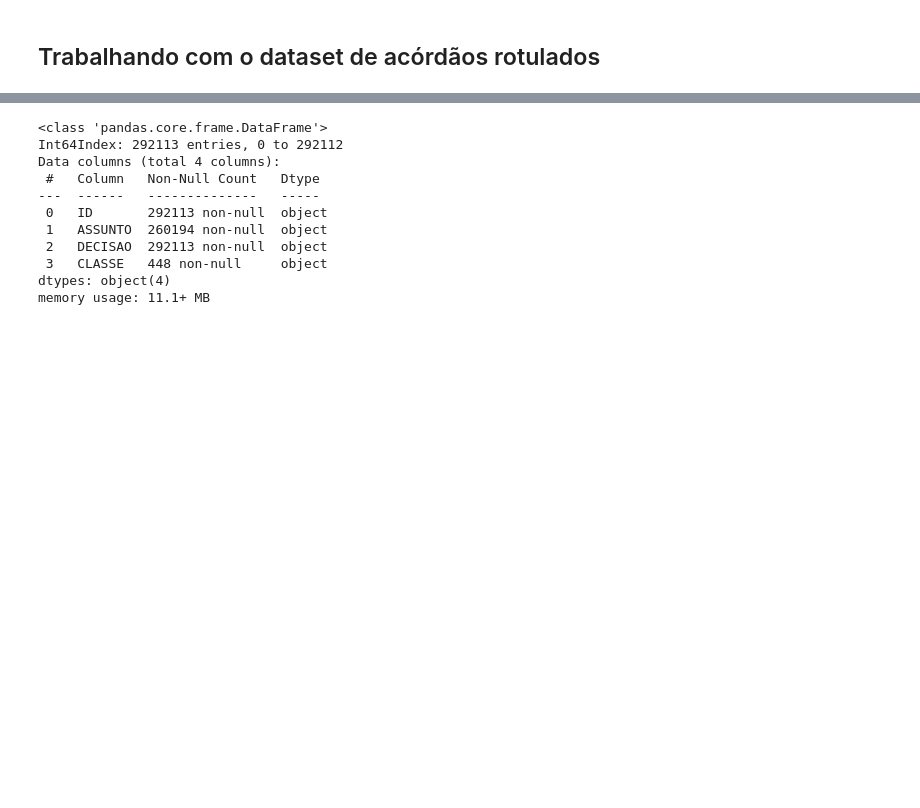
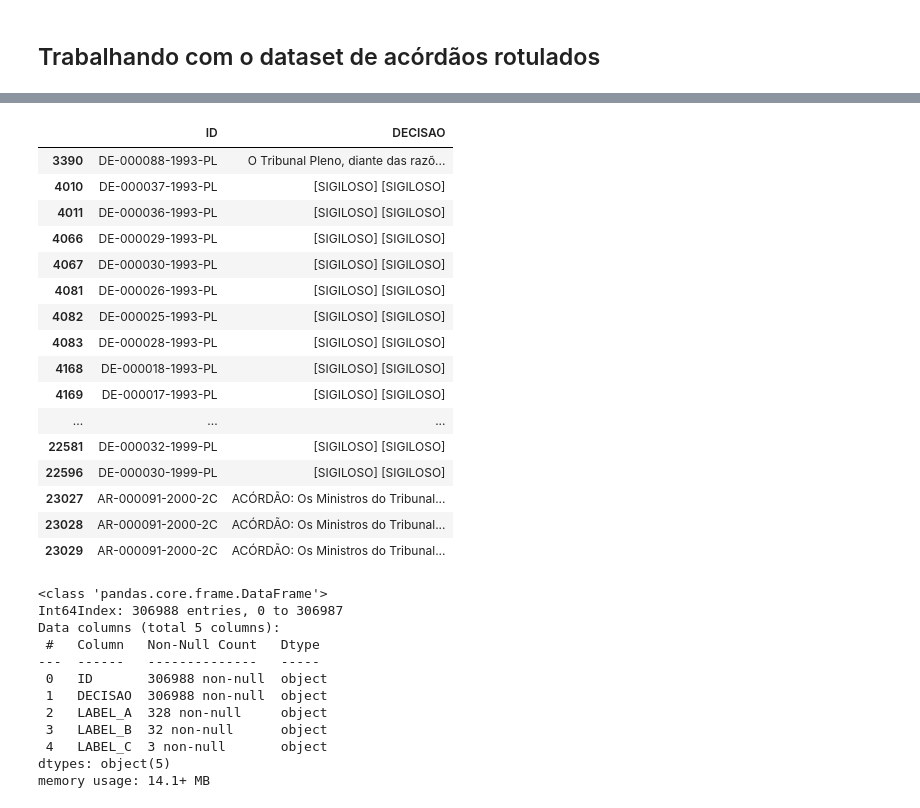
Before and after one commit to wmodanez/acordaos, a Jupyter notebook: 01 - Create dataset.ipynb, the cells around one changed output, grey strips where cells are left out. Cells and saved outputs as stored; diff of their text form; code cells hidden in the pictures; blank space fills up the shorter version.

```diff
--- a/01 - Create dataset.ipynb
+++ b/01 - Create dataset.ipynb
@@ -297,16 +284,36 @@ Duration: 0:00:22.172912
+# %%
+df_acordaos[df_acordaos.duplicated(['ID', 'DECISAO'])]
+# %% [output]
+|  | ID | DECISAO |
+| 3390 | DE-000088-1993-PL | O Tribunal Pleno, diante das razõ... |
+| 4010 | DE-000037-1993-PL | [SIGILOSO] [SIGILOSO] |
+| 4011 | DE-000036-1993-PL | [SIGILOSO] [SIGILOSO] |
+| 4066 | DE-000029-1993-PL | [SIGILOSO] [SIGILOSO] |
+| 4067 | DE-000030-1993-PL | [SIGILOSO] [SIGILOSO] |
+| 4081 | DE-000026-1993-PL | [SIGILOSO] [SIGILOSO] |
+| 4082 | DE-000025-1993-PL | [SIGILOSO] [SIGILOSO] |
+| 4083 | DE-000028-1993-PL | [SIGILOSO] [SIGILOSO] |
+| 4168 | DE-000018-1993-PL | [SIGILOSO] [SIGILOSO] |
+| 4169 | DE-000017-1993-PL | [SIGILOSO] [SIGILOSO] |
+| ... | ... | ... |
+| 22581 | DE-000032-1999-PL | [SIGILOSO] [SIGILOSO] |
+| 22596 | DE-000030-1999-PL | [SIGILOSO] [SIGILOSO] |
+| 23027 | AR-000091-2000-2C | ACÓRDÃO: Os Ministros do Tribunal... |
+| 23028 | AR-000091-2000-2C | ACÓRDÃO: Os Ministros do Tribunal... |
+| 23029 | AR-000091-2000-2C | ACÓRDÃO: Os Ministros do Tribunal... |
 # %%
-df_left = pd.merge(df_acordaos, df_rotulados, on='ID', how='left')
-del df_acordaos
-df_left.info()
+df_acordaos = pd.merge(df_acordaos, df_rotulados, on='ID', how='left')
+df_acordaos.info()
 # %% [output]
 <class 'pandas.core.frame.DataFrame'>
-Int64Index: 292113 entries, 0 to 292112
-Data columns (total 4 columns):
+Int64Index: 306988 entries, 0 to 306987
+Data columns (total 5 columns):
  #   Column   Non-Null Count   Dtype
 ---  ------   --------------   -----
- 0   ID       292113 non-null  object
- 1   ASSUNTO  260194 non-null  object
- 2   DECISAO  292113 non-null  object
- 3   CLASSE   448 non-null     object
-dtypes: object(4)
-memory usage: 11.1+ MB
+ 0   ID       306988 non-null  object
+ 1   DECISAO  306988 non-null  object
+ 2   LABEL_A  328 non-null     object
+ 3   LABEL_B  32 non-null      object
+ 4   LABEL_C  3 non-null       object
+dtypes: object(5)
+memory usage: 14.1+ MB
```
Also changed, not shown: parts of 54 cells of this notebook.
